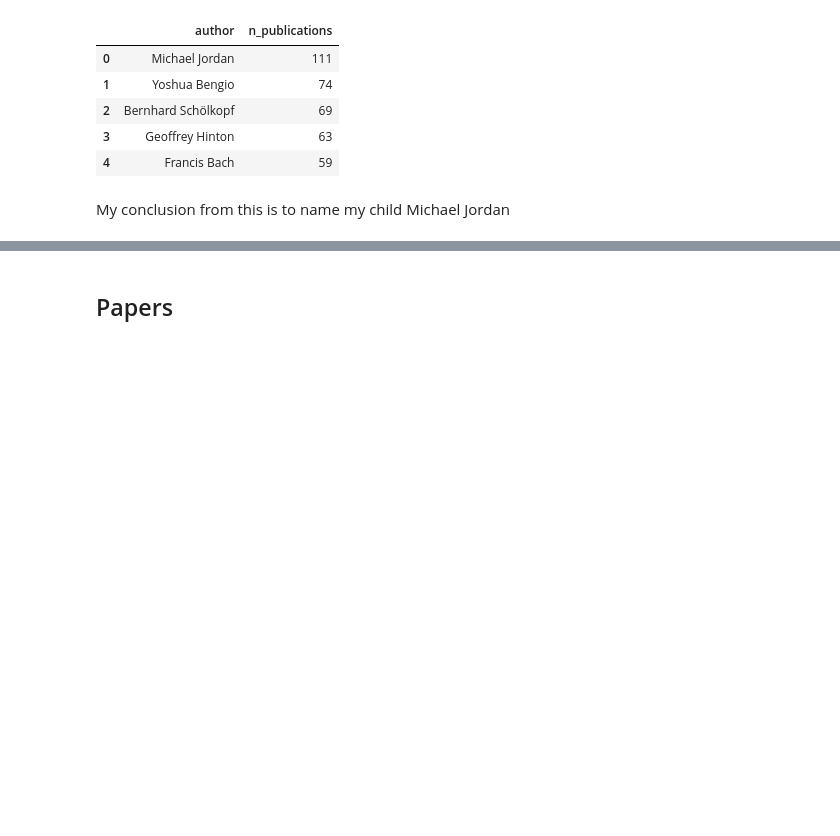
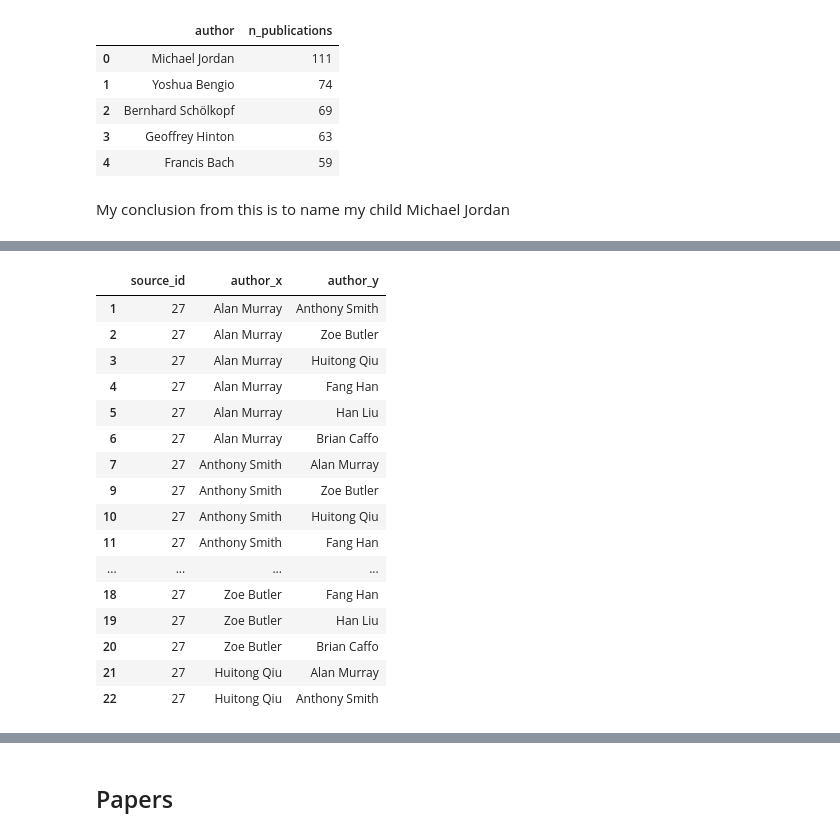
Before and after one commit to meiruv/NIPS-Papers-Analysis, a Jupyter notebook: Nips_Topic_Modelling.ipynb, the cells around one changed output, grey strips where cells are left out. Drawn from its saved outputs; the diff is of its cells as text; code cells hidden in the pictures; blank space fills up the shorter version.

```diff
--- a/Nips_Topic_Modelling.ipynb
+++ b/Nips_Topic_Modelling.ipynb
@@ -152,0 +225,22 @@ Draw a graph from this data. the most basic way will be to draw an edge between
+# %%
+co_authors_df = author_and_paper_df.merge(author_and_paper_df, how = 'outer', on = 'source_id')
+co_authors_df_clear_1 = co_authors_df[co_authors_df['author_x']!=co_authors_df['author_y']]
+co_authors_df_clear_1.head(20)
+# %% [output]
+|  | source_id | author_x | author_y |
+| 1 | 27 | Alan Murray | Anthony Smith |
+| 2 | 27 | Alan Murray | Zoe Butler |
+| 3 | 27 | Alan Murray | Huitong Qiu |
+| 4 | 27 | Alan Murray | Fang Han |
+| 5 | 27 | Alan Murray | Han Liu |
+| 6 | 27 | Alan Murray | Brian Caffo |
+| 7 | 27 | Anthony Smith | Alan Murray |
+| 9 | 27 | Anthony Smith | Zoe Butler |
+| 10 | 27 | Anthony Smith | Huitong Qiu |
+| 11 | 27 | Anthony Smith | Fang Han |
+| ... | ... | ... | ... |
+| 18 | 27 | Zoe Butler | Fang Han |
+| 19 | 27 | Zoe Butler | Han Liu |
+| 20 | 27 | Zoe Butler | Brian Caffo |
+| 21 | 27 | Huitong Qiu | Alan Murray |
+| 22 | 27 | Huitong Qiu | Anthony Smith |
```
Also changed, not shown: parts of 25 cells of this notebook.
